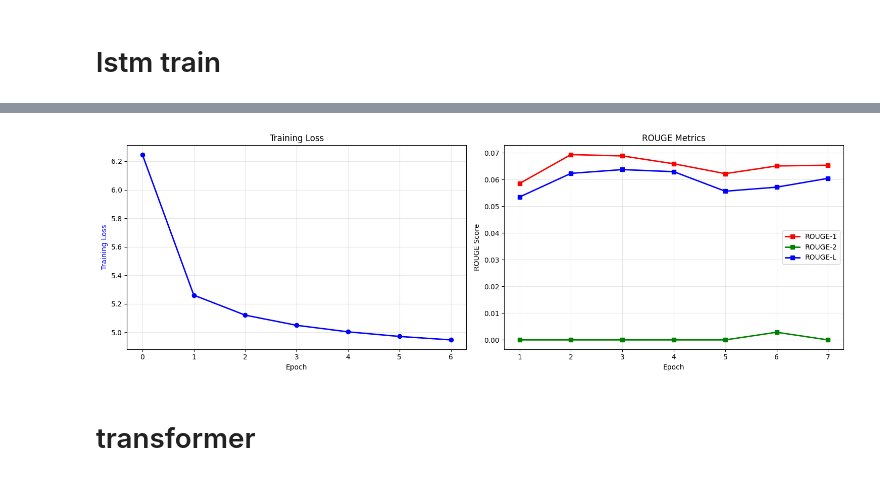
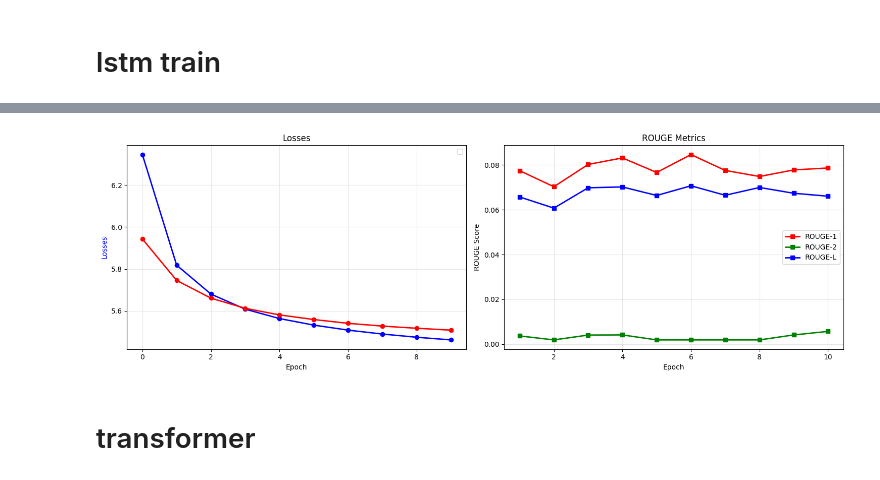
Before and after one commit to DovganHub/dlhw2, a Jupyter notebook: solution.ipynb, the cells around one changed output, grey strips where cells are left out. Cells and saved outputs as stored; diff of their text form; code cells hidden in the pictures.

Commit message:
feat: improved tokenizer, improved lstm atchitecture

```diff
--- a/solution.ipynb
+++ b/solution.ipynb
@@ -30,13 +31,16 @@ print(f"Train texts: {len(train_texts)}, Val texts: {len(val_texts)}")
 # %% [output]
 Train texts: 1254601, Val texts: 156825
 # %%
-tokenizer = BertTokenizerFast.from_pretrained("bert-base-uncased")
+# tokenizer = BertTokenizerFast.from_pretrained("bert-base-uncased")
+tokenizer = PreTrainedTokenizerFast(
+    tokenizer_file="./custom_bpe_tokenizer.json"
+)
 train_dataset = NextTokenDataset(train_texts, tokenizer, seq_len)
 val_dataset = NextTokenDataset(val_texts, tokenizer, seq_len)
 rouge_dataset = RougeEvaluationDataset(val_texts[:100], tokenizer)  # Только 100 для оценки
 # %%
-train_loader = DataLoader(train_dataset, batch_size=5992, shuffle=True)
-val_loader = DataLoader(val_dataset, batch_size=5992)
+train_loader = DataLoader(train_dataset, batch_size=256, shuffle=True) #23584
+val_loader = DataLoader(val_dataset, batch_size=256) #23584
 rouge_loader = DataLoader(rouge_dataset, batch_size=1, shuffle=False)
 # %% [markdown]
 # lstm train
@@ -48,16 +52,17 @@ train_dataset.__vocab_size__()
 vocab_size = train_dataset.__vocab_size__()
 # %%
 model = LSTMForNextTokenPrediction(vocab_size,
-                                    embedding_dim=128,
-                                    hidden_dim=128,
-                                    n_layers=2)
+                                    embedding_dim=64,
+                                    hidden_dim=64,
+                                    n_layers=1)
 
-trained_model, train_losses, rouge_history = train_model_simple(
+trained_model, train_losses, rouge_history, val_losses = train_model_simple(
     model=model,
     train_loader=train_loader,
     rouge_loader=rouge_loader,
+    val_loader=val_loader,
     tokenizer=tokenizer,
-    epochs=7,
+    epochs=10,
     learning_rate=0.005
 )
 # %% [output]
@@ -184,7 +240,7 @@ Epoch 7 - Оценка ROUGE...
 # %%
-plot_training_history(train_losses, rouge_history)
+plot_training_history(train_losses, rouge_history, val_losses)
 # %% [output]
-[figure, old version]
+[figure, new version]
 # %% [markdown]
 # transformer
 # %%
```
Also changed, not shown: parts of 6 cells of this notebook, 4 other files.
